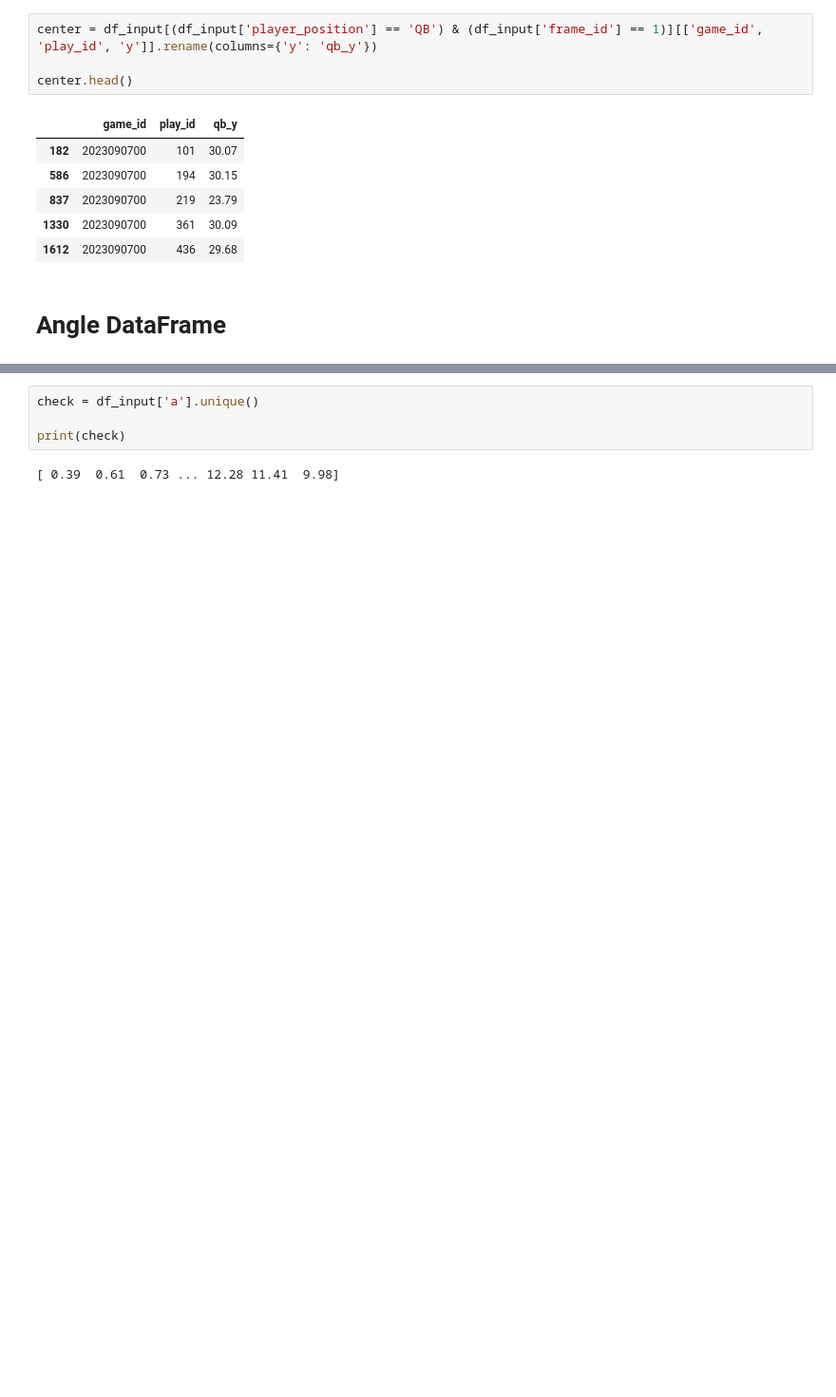
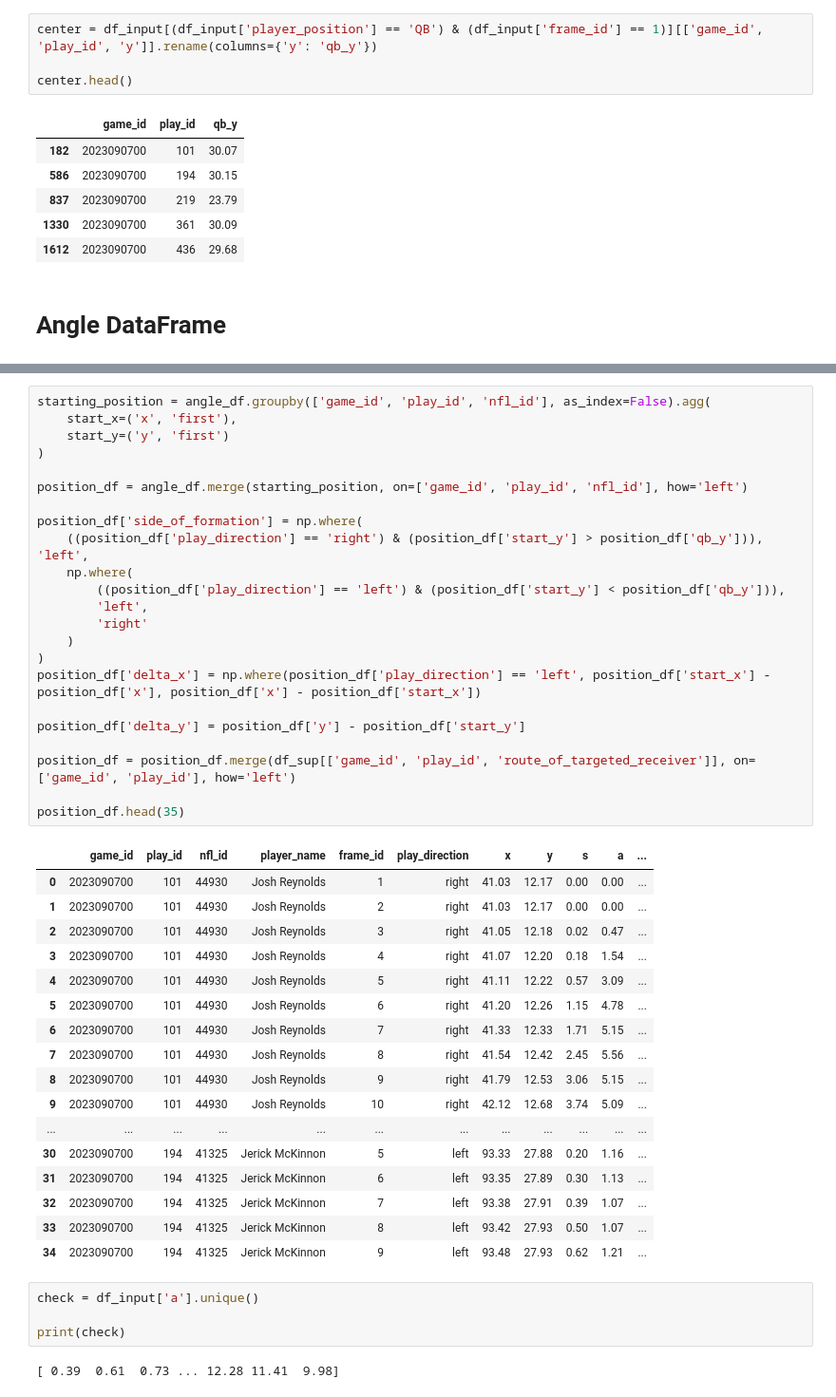
Before and after one commit to rjf2022/nfl-big-data-bowl, a Jupyter notebook: Offense.ipynb, the cells around one changed output, grey strips where cells are left out. Shown: that part at 95% size. Cells and saved outputs as stored; diff of their text form; blank space fills up the shorter version.

```diff
--- a/Offense.ipynb
+++ b/Offense.ipynb
@@ -114,3 +117,44 @@ angle_df.head()
+# %%
+starting_position = angle_df.groupby(['game_id', 'play_id', 'nfl_id'], as_index=False).agg(
+    start_x=('x', 'first'),
+    start_y=('y', 'first')
+)
+
+position_df = angle_df.merge(starting_position, on=['game_id', 'play_id', 'nfl_id'], how='left')
+
+position_df['side_of_formation'] = np.where(
+    ((position_df['play_direction'] == 'right') & (position_df['start_y'] > position_df['qb_y'])), 'left',
+    np.where(
+        ((position_df['play_direction'] == 'left') & (position_df['start_y'] < position_df['qb_y'])),
+        'left',
+        'right'
+    )
+)
+position_df['delta_x'] = np.where(position_df['play_direction'] == 'left', position_df['start_x'] - position_df['x'], position_df['x'] - position_df['start_x'])
+
+position_df['delta_y'] = position_df['y'] - position_df['start_y']
+
+position_df = position_df.merge(df_sup[['game_id', 'play_id', 'route_of_targeted_receiver']], on=['game_id', 'play_id'], how='left')
+
+position_df.head(35)
+# %% [output]
+|  | game_id | play_id | nfl_id | player_name | frame_id | play_direction | x | y | s | a | ... |
+| 0 | 2023090700 | 101 | 44930 | Josh Reynolds | 1 | right | 41.03 | 12.17 | 0.00 | 0.00 | ... |
+| 1 | 2023090700 | 101 | 44930 | Josh Reynolds | 2 | right | 41.03 | 12.17 | 0.00 | 0.00 | ... |
+| 2 | 2023090700 | 101 | 44930 | Josh Reynolds | 3 | right | 41.05 | 12.18 | 0.02 | 0.47 | ... |
+| 3 | 2023090700 | 101 | 44930 | Josh Reynolds | 4 | right | 41.07 | 12.20 | 0.18 | 1.54 | ... |
+| 4 | 2023090700 | 101 | 44930 | Josh Reynolds | 5 | right | 41.11 | 12.22 | 0.57 | 3.09 | ... |
+| 5 | 2023090700 | 101 | 44930 | Josh Reynolds | 6 | right | 41.20 | 12.26 | 1.15 | 4.78 | ... |
+| 6 | 2023090700 | 101 | 44930 | Josh Reynolds | 7 | right | 41.33 | 12.33 | 1.71 | 5.15 | ... |
+| 7 | 2023090700 | 101 | 44930 | Josh Reynolds | 8 | right | 41.54 | 12.42 | 2.45 | 5.56 | ... |
+| 8 | 2023090700 | 101 | 44930 | Josh Reynolds | 9 | right | 41.79 | 12.53 | 3.06 | 5.15 | ... |
+| 9 | 2023090700 | 101 | 44930 | Josh Reynolds | 10 | right | 42.12 | 12.68 | 3.74 | 5.09 | ... |
+| ... | ... | ... | ... | ... | ... | ... | ... | ... | ... | ... | ... |
+| 30 | 2023090700 | 194 | 41325 | Jerick McKinnon | 5 | left | 93.33 | 27.88 | 0.20 | 1.16 | ... |
+| 31 | 2023090700 | 194 | 41325 | Jerick McKinnon | 6 | left | 93.35 | 27.89 | 0.30 | 1.13 | ... |
+| 32 | 2023090700 | 194 | 41325 | Jerick McKinnon | 7 | left | 93.38 | 27.91 | 0.39 | 1.07 | ... |
+| 33 | 2023090700 | 194 | 41325 | Jerick McKinnon | 8 | left | 93.42 | 27.93 | 0.50 | 1.07 | ... |
+| 34 | 2023090700 | 194 | 41325 | Jerick McKinnon | 9 | left | 93.48 | 27.93 | 0.62 | 1.21 | ... |
 # %%
 check = df_input['a'].unique()
 
```
Also changed, not shown: parts of 9 cells of this notebook.
